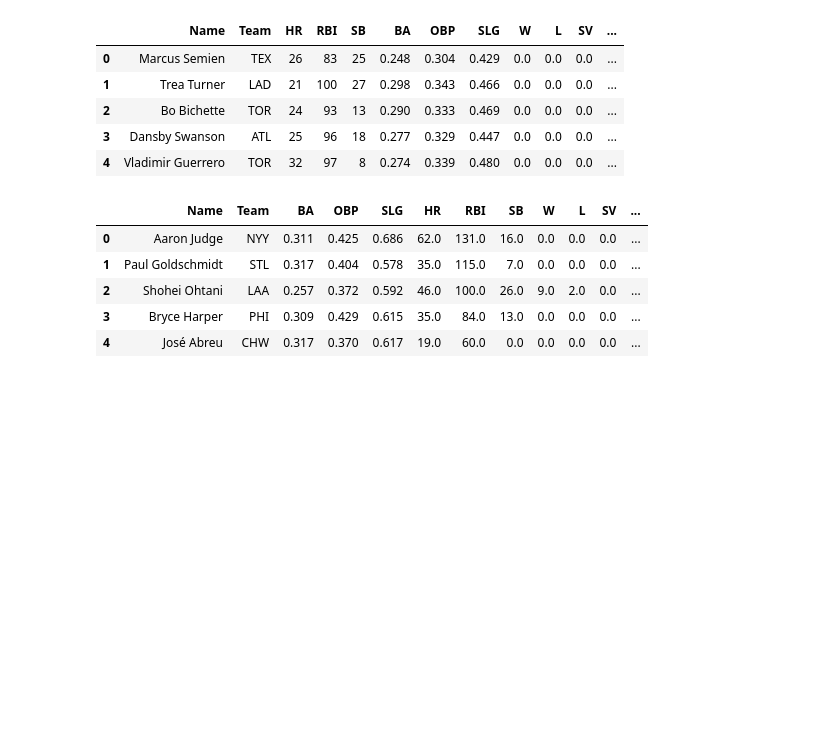
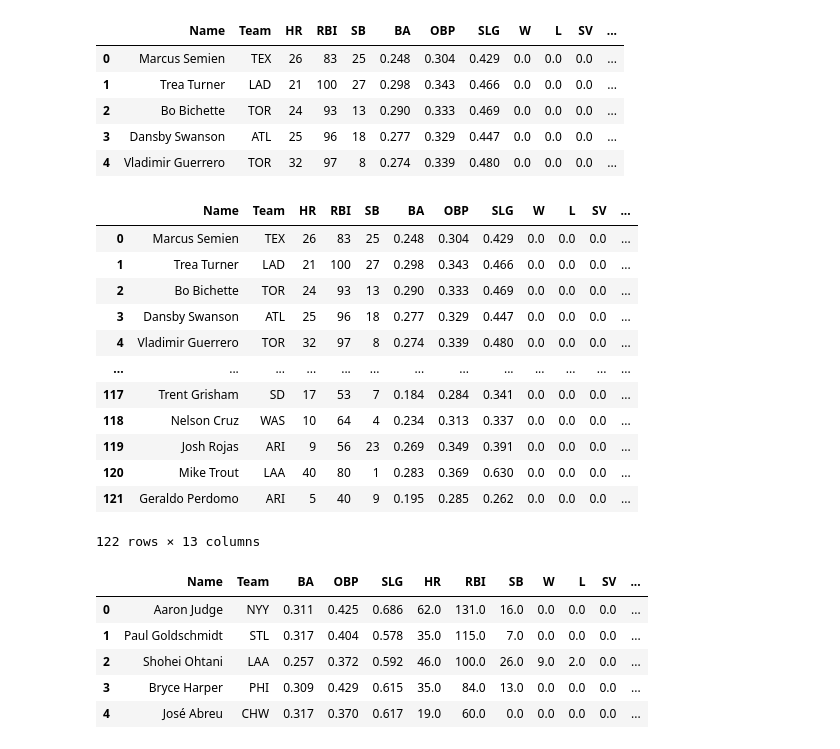
Before and after one commit to bengrr/MediumPostAssignment3, a Jupyter notebook: Assignment3Code.ipynb, the cells around one changed output. Drawn from its saved outputs; the diff is of its cells as text; code cells hidden in the pictures; blank space fills up the shorter version.

```diff
--- a/Assignment3Code.ipynb
+++ b/Assignment3Code.ipynb
@@ -72,6 +88,22 @@ allBnew.head()
 | 2 | Bo Bichette | TOR | 24 | 93 | 13 | 0.290 | 0.333 | 0.469 | 0.0 | 0.0 | 0.0 | ... |
 | 3 | Dansby Swanson | ATL | 25 | 96 | 18 | 0.277 | 0.329 | 0.447 | 0.0 | 0.0 | 0.0 | ... |
 | 4 | Vladimir Guerrero | TOR | 32 | 97 | 8 | 0.274 | 0.339 | 0.480 | 0.0 | 0.0 | 0.0 | ... |
+# %%
+allBnew
+# %% [output]
+|  | Name | Team | HR | RBI | SB | BA | OBP | SLG | W | L | SV | ... |
+| 0 | Marcus Semien | TEX | 26 | 83 | 25 | 0.248 | 0.304 | 0.429 | 0.0 | 0.0 | 0.0 | ... |
+| 1 | Trea Turner | LAD | 21 | 100 | 27 | 0.298 | 0.343 | 0.466 | 0.0 | 0.0 | 0.0 | ... |
+| 2 | Bo Bichette | TOR | 24 | 93 | 13 | 0.290 | 0.333 | 0.469 | 0.0 | 0.0 | 0.0 | ... |
+| 3 | Dansby Swanson | ATL | 25 | 96 | 18 | 0.277 | 0.329 | 0.447 | 0.0 | 0.0 | 0.0 | ... |
+| 4 | Vladimir Guerrero | TOR | 32 | 97 | 8 | 0.274 | 0.339 | 0.480 | 0.0 | 0.0 | 0.0 | ... |
+| ... | ... | ... | ... | ... | ... | ... | ... | ... | ... | ... | ... | ... |
+| 117 | Trent Grisham | SD | 17 | 53 | 7 | 0.184 | 0.284 | 0.341 | 0.0 | 0.0 | 0.0 | ... |
+| 118 | Nelson Cruz | WAS | 10 | 64 | 4 | 0.234 | 0.313 | 0.337 | 0.0 | 0.0 | 0.0 | ... |
+| 119 | Josh Rojas | ARI | 9 | 56 | 23 | 0.269 | 0.349 | 0.391 | 0.0 | 0.0 | 0.0 | ... |
+| 120 | Mike Trout | LAA | 40 | 80 | 1 | 0.283 | 0.369 | 0.630 | 0.0 | 0.0 | 0.0 | ... |
+| 121 | Geraldo Perdomo | ARI | 5 | 40 | 9 | 0.195 | 0.285 | 0.262 | 0.0 | 0.0 | 0.0 | ... |
+122 rows × 13 columns
 # %%
 merge_MVP = MVP.drop(columns=['Year', 'League', 'WAR', 'SO'])
 merge_MVP.head()
```
Also changed, not shown: parts of 5 cells of this notebook, 2 other files.
